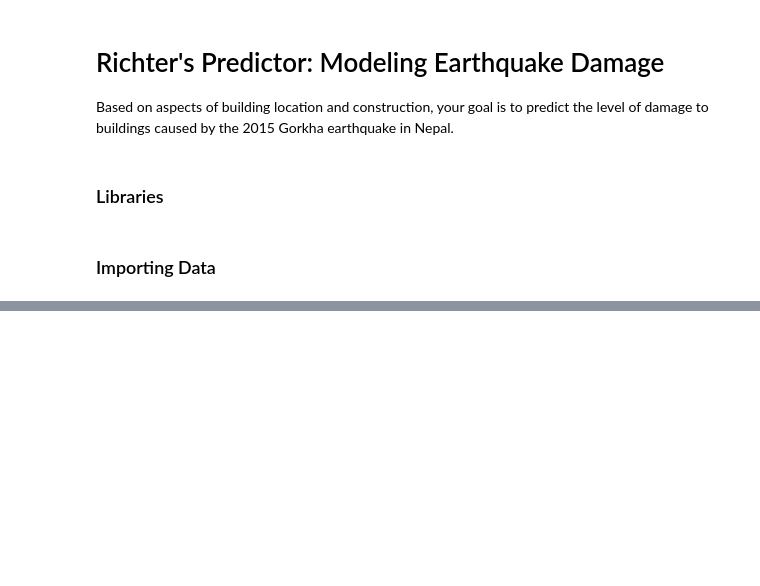
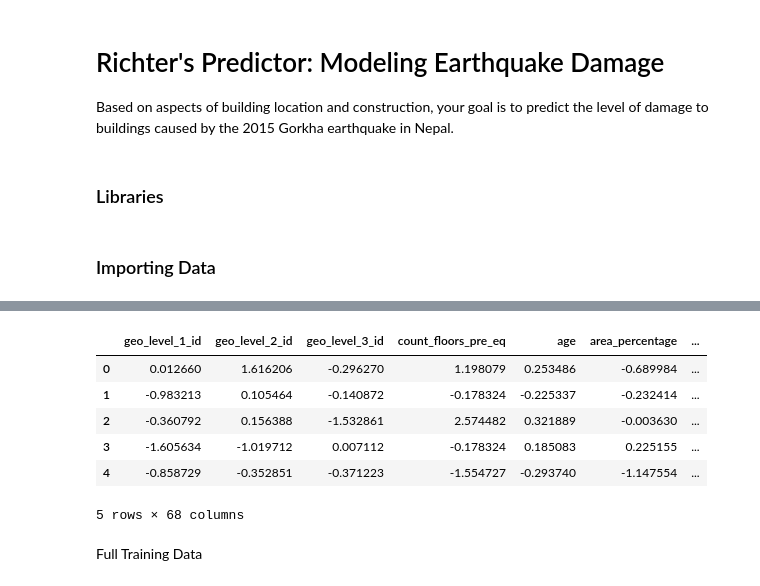
Before and after one commit to xuyfe/modeling-earthquake-damage, a Jupyter notebook: earthquake.ipynb, the cells around one changed output, grey strips where cells are left out. Saved outputs shown, nothing was run; the diff lists cells and outputs as text; code cells hidden in the pictures; blank space fills up the shorter version.

```diff
--- a/earthquake.ipynb
+++ b/earthquake.ipynb
@@ -150,0 +217,23 @@ test_values.describe()
+# %%
+transformed_xtest = transformer.transform(xtest)
+dense_array = transformed_xtest.toarray()
+transformed_df = pd.DataFrame(dense_array, columns = transformer.get_feature_names_out())
+transformed_df.index = xtest.index
+
+# Joining tables
+xtest = pd.concat([xtest, transformed_df], axis=1)
+# Dropping old categorical columns
+xtest.drop(not_yet_numeric_cols, axis=1, inplace=True)
+# %%
+xtest = xtest.reset_index(drop=True)
+xtest.head()
+# %% [output]
+|  | geo_level_1_id | geo_level_2_id | geo_level_3_id | count_floors_pre_eq | age | area_percentage | ... |
+| 0 | 0.012660 | 1.616206 | -0.296270 | 1.198079 | 0.253486 | -0.689984 | ... |
+| 1 | -0.983213 | 0.105464 | -0.140872 | -0.178324 | -0.225337 | -0.232414 | ... |
+| 2 | -0.360792 | 0.156388 | -1.532861 | 2.574482 | 0.321889 | -0.003630 | ... |
+| 3 | -1.605634 | -1.019712 | 0.007112 | -0.178324 | 0.185083 | 0.225155 | ... |
+| 4 | -0.858729 | -0.352851 | -0.371223 | -1.554727 | -0.293740 | -1.147554 | ... |
+5 rows × 68 columns
+# %% [markdown]
+Full Training Data
```
Also changed, not shown: parts of 40 cells of this notebook, 1 other file.
